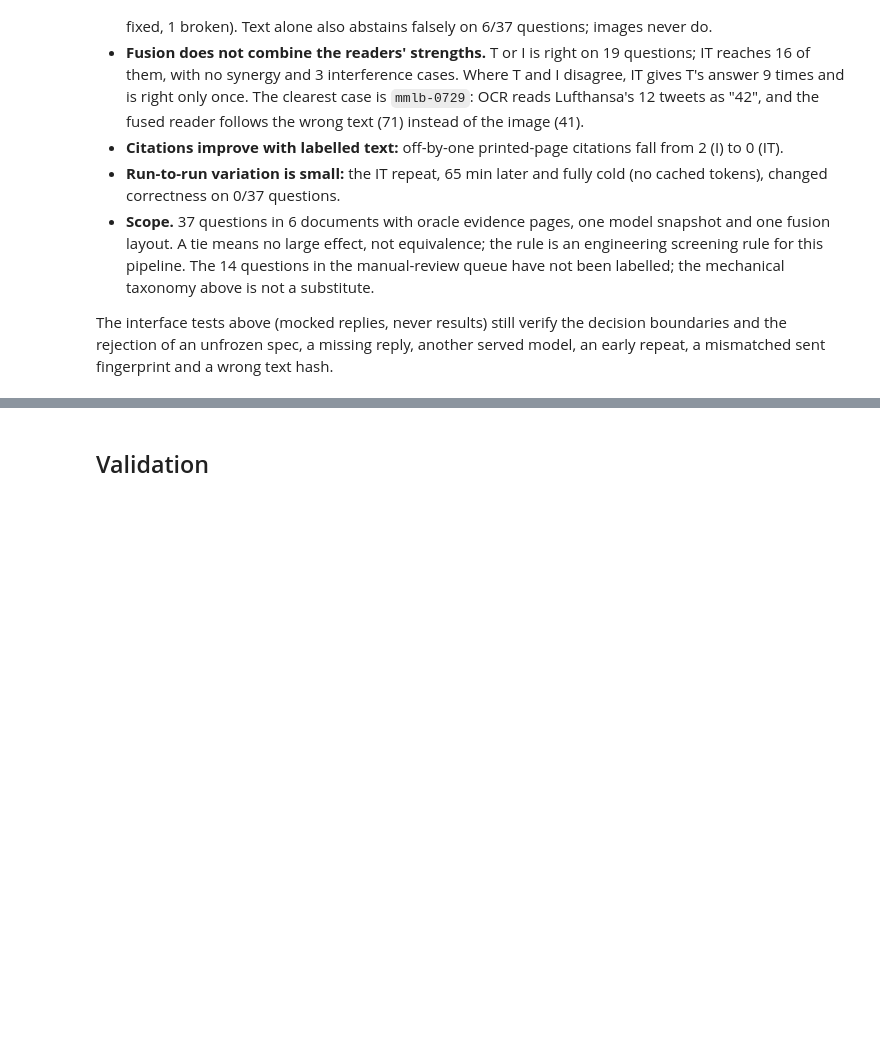
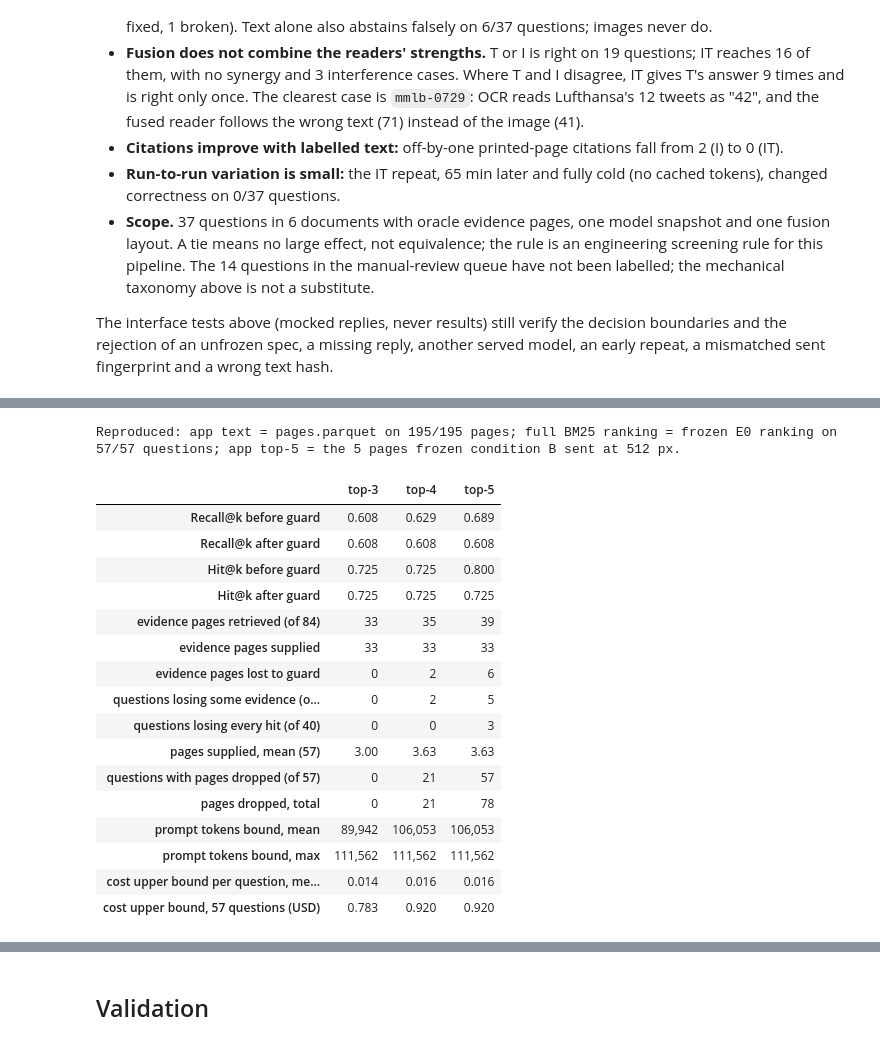
Before and after one commit to ROUSenghak/Multimodal-Document-Intelligence, a Jupyter notebook: notebooks/03_evaluation.ipynb, the cells around one changed output, grey strips where cells are left out. Drawn from its saved outputs; the diff is of its cells as text; code cells hidden in the pictures; blank space fills up the shorter version.

```diff
--- a/notebooks/03_evaluation.ipynb
+++ b/notebooks/03_evaluation.ipynb
@@ -3512,0 +3600,70 @@ The interface tests above (mocked replies, never results) still verify the decis
+# %%
+# Reproduction: the application's page text and BM25 rankings equal notebook 00/01's saved files and the frozen E0 run.
+app_page_text = {(doc, page.page): page.text for (doc, _), doc_pages in app_text.items() for page in doc_pages}
+assert len(app_page_text) == len(pages) == 195
+assert all(app_page_text[(doc, page)] == text for doc, page, text in zip(pages["doc_id"], pages["page"], pages["text"]))
+app_indexes = {doc: BM25Index({page.page: page.text for page in doc_pages}) for (doc, _), doc_pages in app_text.items()}
+app_full_ranking = {q.qid: [page for page, _ in app_indexes[q.doc_id].rank(q.question)] for q in subset.itertuples()}
+frozen_e0_ranking = {row["qid"]: ast.literal_eval(row["ranking"]) for _, row in pd.read_csv(FROZEN_TEXT_RUN / "scored_predictions.csv").iterrows()}
+assert app_full_ranking == frozen_e0_ranking and len(frozen_e0_ranking) == 57
+saved_01 = pd.read_parquet(PROCESSED_DIR / "rankings.parquet").set_index("qid")["ranking"].map(list)
+assert all(saved_01[qid] == app_full_ranking[qid][:len(saved_01[qid])] for qid in subset["qid"])
+assert all(row.retrieved == app_full_ranking[row.qid][:row.k] for row in app_runs.itertuples())
+e0_b_pages = {record["qid"]: record["supplied_pages"] for record in records["B"]}  # E0 condition B: BM25 top 5 at 512 px
+assert all(e0_b_pages[qid] == app_full_ranking[qid][:5] for qid in subset["qid"])
+print("Reproduced: app text = pages.parquet on 195/195 pages; full BM25 ranking = frozen E0 ranking on 57/57 questions; "
+      "app top-5 = the 5 pages frozen condition B sent at 512 px.")
+# %% [output]
+Reproduced: app text = pages.parquet on 195/195 pages; full BM25 ranking = frozen E0 ranking on 57/57 questions; app top-5 = the 5 pages frozen condition B sent at 512 px.
+# %%
+# Evidence metrics on notebook 01's 40 answerable questions; pages, tokens and cost on all 57 questions.
+app_population = set(pd.read_csv(PROCESSED_DIR / "retrieval_per_question.csv")["qid"])
+assert len(app_population) == 40 and app_population == set(subset.loc[subset["answerable"], "qid"])
+app_ev = app_runs[app_runs["qid"].isin(app_population)].copy()
+app_ev["n_evidence"] = app_ev["evidence"].map(len)
+for stage in ("retrieved", "supplied"):
+    app_ev[f"evidence_{stage}"] = [len(set(e) & set(p)) for e, p in zip(app_ev["evidence"], app_ev[stage])]
+    app_ev[f"recall_{stage}"] = app_ev[f"evidence_{stage}"] / app_ev["n_evidence"]
+    app_ev[f"hit_{stage}"] = app_ev[f"evidence_{stage}"] > 0
+app_ev["evidence_lost"] = app_ev["evidence_retrieved"] - app_ev["evidence_supplied"]
+app_ev["hit_lost"] = app_ev["hit_retrieved"] & ~app_ev["hit_supplied"]
+app_evidence_total = int(app_ev.loc[app_ev["k"] == 5, "n_evidence"].sum())  # distinct annotated evidence pages, 40 questions
+
+
+def app_k_summary(k):
+    ev, run = app_ev[app_ev["k"] == k], app_runs[app_runs["k"] == k]
+    return {
+        "Recall@k before guard": ev["recall_retrieved"].mean(), "Recall@k after guard": ev["recall_supplied"].mean(),
+        "Hit@k before guard": ev["hit_retrieved"].mean(), "Hit@k after guard": ev["hit_supplied"].mean(),
+        f"evidence pages retrieved (of {app_evidence_total})": ev["evidence_retrieved"].sum(), "evidence pages supplied": ev["evidence_supplied"].sum(),
+        "evidence pages lost to guard": ev["evidence_lost"].sum(),
+        "questions losing some evidence (of 40)": (ev["evidence_lost"] > 0).sum(), "questions losing every hit (of 40)": ev["hit_lost"].sum(),
+        "pages supplied, mean (57)": run["n_supplied"].mean(), "questions with pages dropped (of 57)": (run["n_dropped"] > 0).sum(),
+        "pages dropped, total": run["n_dropped"].sum(),
+        "prompt tokens bound, mean": run["prompt_tokens_bound"].mean(), "prompt tokens bound, max": run["prompt_tokens_bound"].max(),
+        "cost upper bound per question, mean (USD)": run["cost_upper_usd"].mean(), "cost upper bound, 57 questions (USD)": run["cost_upper_usd"].sum(),
+    }
+
+
+assert app_evidence_total == subset.loc[subset["answerable"], "evidence_pages"].map(lambda e: len(set(e))).sum()
+app_summary = pd.DataFrame({f"top-{k}": app_k_summary(k) for k in APP_K_VALUES})
+app_formats = {"Recall": "{:.3f}", "Hit": "{:.3f}", "mean (57)": "{:.2f}", "USD": "{:.3f}"}
+display(app_summary.apply(lambda row: row.map(next((f for key, f in app_formats.items() if key in row.name), "{:,.0f}").format), axis=1))
+# %% [output]
+|  | top-3 | top-4 | top-5 |
+| Recall@k before guard | 0.608 | 0.629 | 0.689 |
+| Recall@k after guard | 0.608 | 0.608 | 0.608 |
+| Hit@k before guard | 0.725 | 0.725 | 0.800 |
+| Hit@k after guard | 0.725 | 0.725 | 0.725 |
+| evidence pages retrieved (of 84) | 33 | 35 | 39 |
+| evidence pages supplied | 33 | 33 | 33 |
+| evidence pages lost to guard | 0 | 2 | 6 |
+| questions losing some evidence (o... | 0 | 2 | 5 |
+| questions losing every hit (of 40) | 0 | 0 | 3 |
+| pages supplied, mean (57) | 3.00 | 3.63 | 3.63 |
+| questions with pages dropped (of 57) | 0 | 21 | 57 |
+| pages dropped, total | 0 | 21 | 78 |
+| prompt tokens bound, mean | 89,942 | 106,053 | 106,053 |
+| prompt tokens bound, max | 111,562 | 111,562 | 111,562 |
+| cost upper bound per question, me... | 0.014 | 0.016 | 0.016 |
+| cost upper bound, 57 questions (USD) | 0.783 | 0.920 | 0.920 |
```
Also changed, not shown: parts of 10 cells of this notebook, 1 other file.
